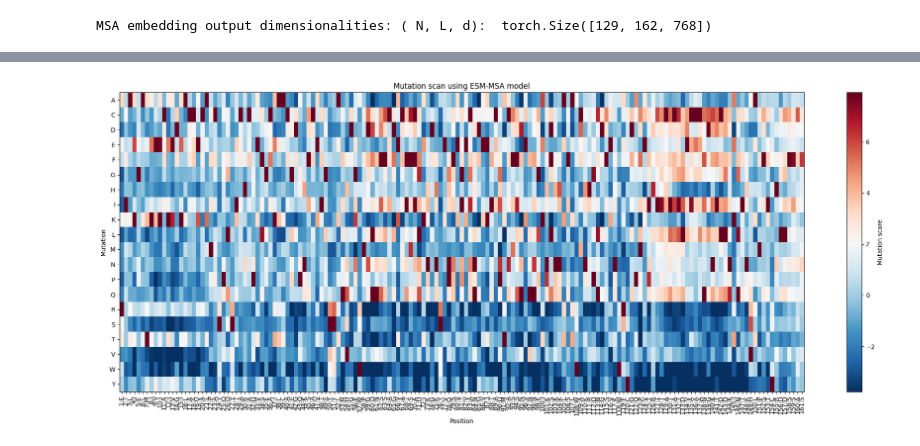
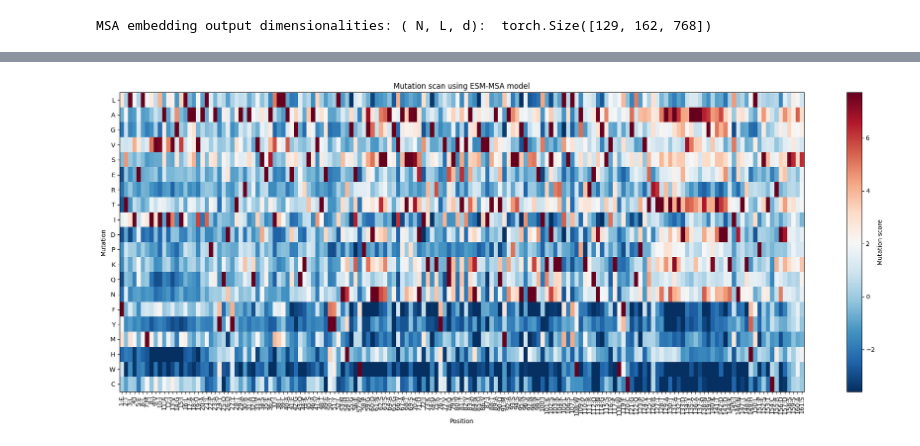
Before and after one commit to Antoninnnn/SSRAP, a Jupyter notebook: src/msa_transformer.ipynb, the cells around one changed output, grey strips where cells are left out. Saved outputs shown, nothing was run; the diff lists cells and outputs as text; code cells hidden in the pictures.

```diff
--- a/src/msa_transformer.ipynb
+++ b/src/msa_transformer.ipynb
@@ -180,35 +226,36 @@ def plot_mutation_scan(mutation_scores: np.ndarray,
         cmap: Colormap for visualization
         vmin, vmax: Min and max values for colormap scaling
     """
-    amino_acids = list("ACDEFGHIKLMNPQRSTVWY")
+    # amino_acids = list("ACDEFGHIKLMNPQRSTVWY")
+    amino_acids = msa_alphabet.all_toks[4:24]
 
     if vmin is None:
         vmin = np.percentile(mutation_scores, 5)
     if vmax is None:
         vmax = np.percentile(mutation_scores, 95)
 
     plt.figure(figsize=(20, 8))
     plt.imshow(mutation_scores.T, cmap=cmap, aspect="auto", vmin=vmin, vmax=vmax)
 
     # Add labels
     plt.yticks(np.arange(20), amino_acids)
     plt.xlabel("Position")
     plt.ylabel("Mutation")
 
     # Add tick marks for each position
     plt.xticks(np.arange(len(sequence)),
               [f"{i+1}:{aa}" for i, aa in enumerate(sequence)])
     plt.xticks(rotation=90)
 
     plt.colorbar(label="Mutation score")
     plt.title("Mutation scan using ESM-MSA model")
     plt.tight_layout()
     plt.savefig("mutation_scan.png", dpi=300)
     plt.show()
 
 
 
 # Generate mutation scores
 plot_mutation_scan(mutation_scores, msa_batch[0][1])
 # %% [output]
-[figure, old version]
+[figure, new version]
```
Also changed, not shown: parts of 4 cells of this notebook.
